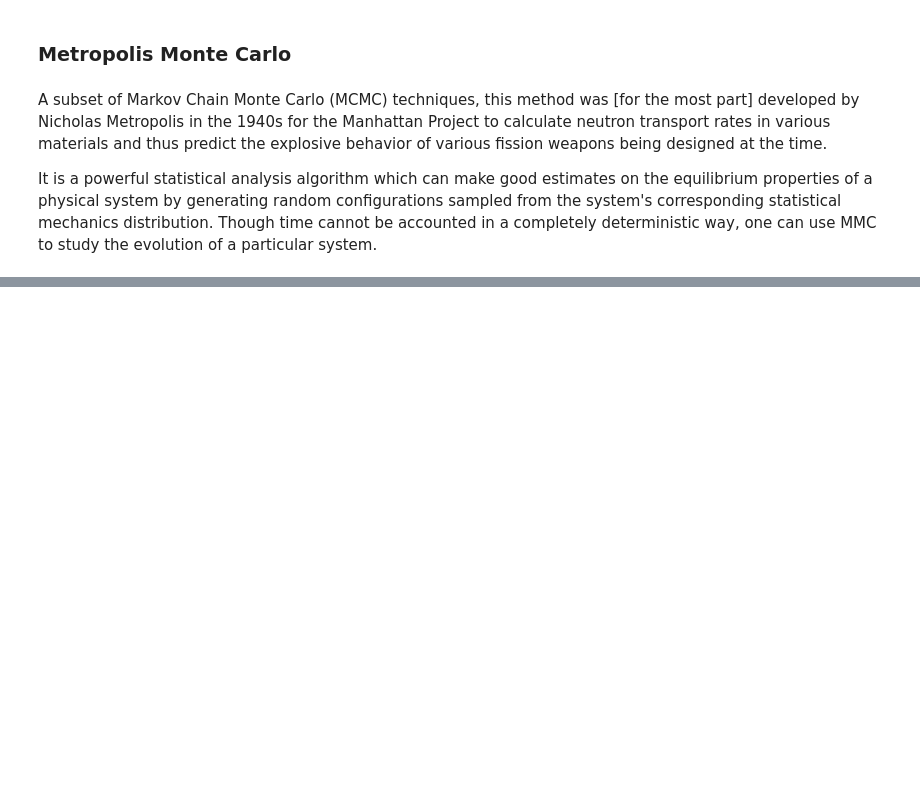
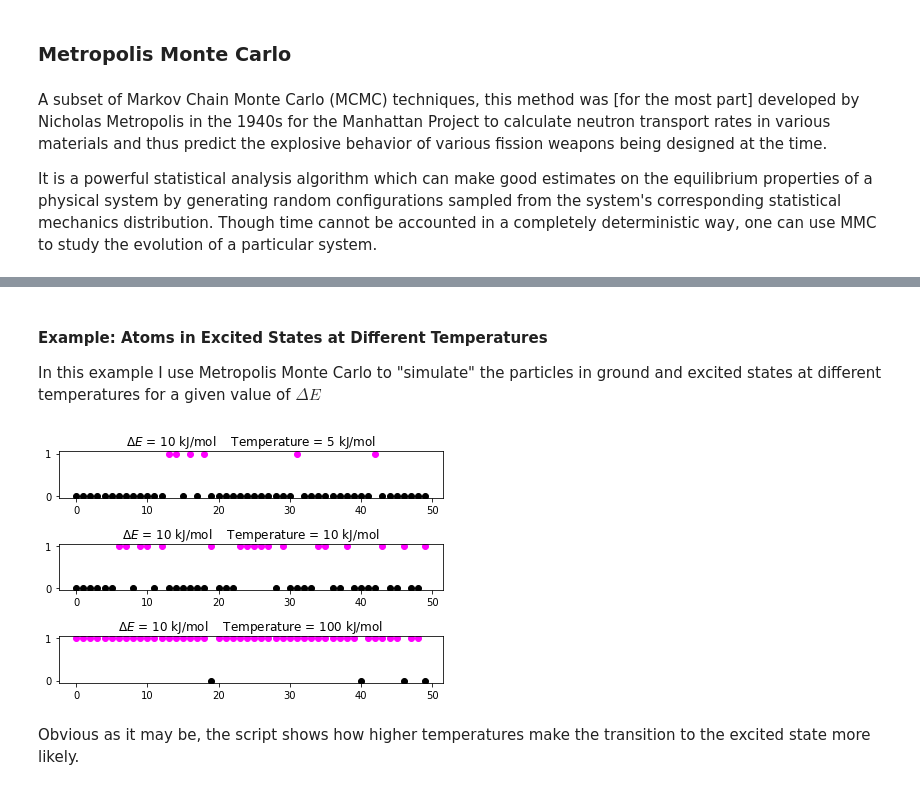
Before and after one commit to andrewrgarcia/monte-carlo, a Jupyter notebook: montecarlo.ipynb, the cells around one changed output, grey strips where cells are left out. Drawn from its saved outputs; the diff is of its cells as text; code cells hidden in the pictures; blank space fills up the shorter version.

```diff
--- a/montecarlo.ipynb
+++ b/montecarlo.ipynb
@@ -245,0 +255,42 @@ accrej(600)
+# %% [markdown]
+#### Example: Atoms in Excited States at Different Temperatures
+
+In this example I use Metropolis Monte Carlo to "simulate" the particles in ground and excited states at different temperatures for a given value of $\Delta E$
+# %%
+import numpy as np
+import matplotlib.pyplot as plt
+
+def P(dE,kBT):
+    return np.exp(-dE/kBT)
+
+def atoms(N,dE,kBT):
+    k = 0
+    while k < N:
+        dE_fluc = ran.gauss(dE,0.001)
+        [plt.plot(k,1,'o',color='magenta') if P(dE_fluc,kBT) > ran.uniform(0,1) else plt.plot(k,0,'ko')]
+
+
+        k+=1
+    plt.title('$\Delta E$ = {} kJ/mol    Temperature = {} kJ/mol'.format(np.round(dE,2),kBT))
+    #plt.show()
+
+N=50
+#generate initial ground states for N atoms
+state = np.zeros(N)
+#plotting
+fig = plt.figure()
+
+dE = 10
+plt.subplot(3, 1, 1)
+atoms(N,dE,5)
+plt.subplot(3, 1, 2)
+atoms(N,dE,10)
+plt.subplot(3, 1, 3)
+atoms(N,dE,100)
+
+fig.tight_layout()
+plt.show()
+# %% [output]
+[figure, added]
+# %% [markdown]
+Obvious as it may be, the script shows how higher temperatures make the transition to the excited state more likely.
```
Also changed, not shown: parts of 3 cells of this notebook.
